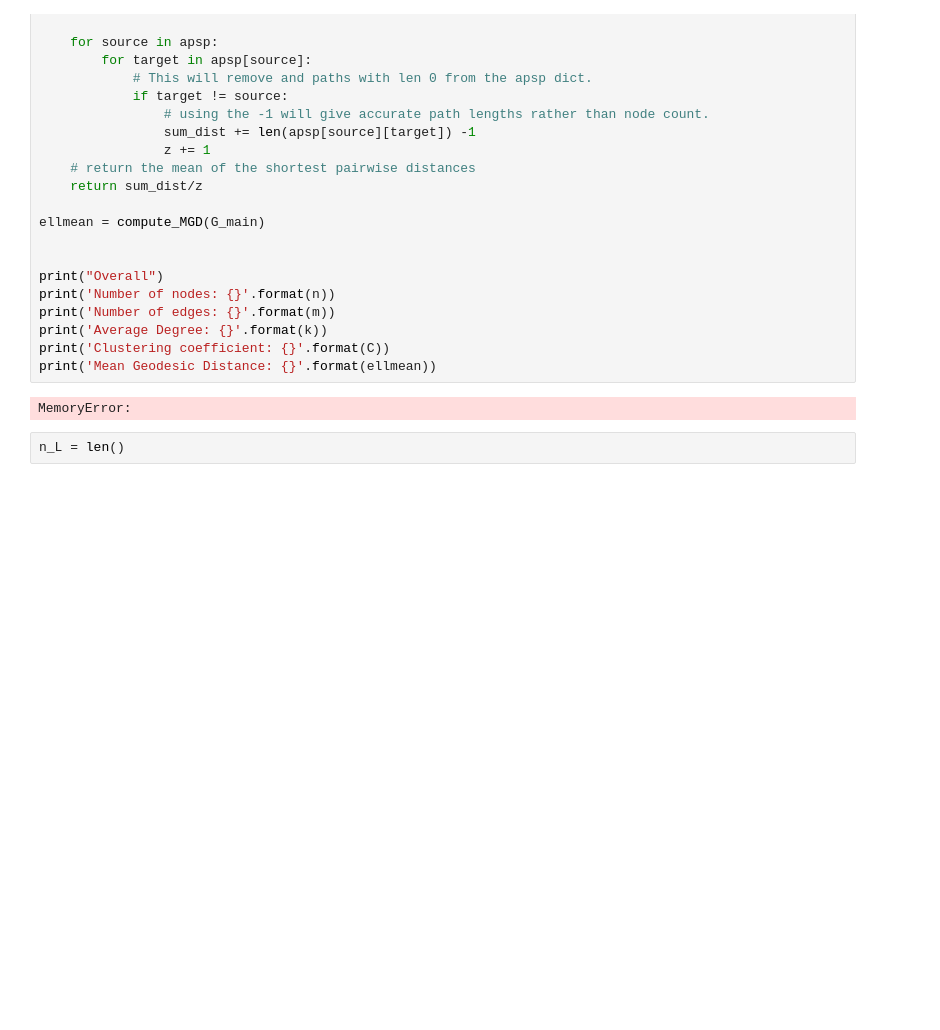
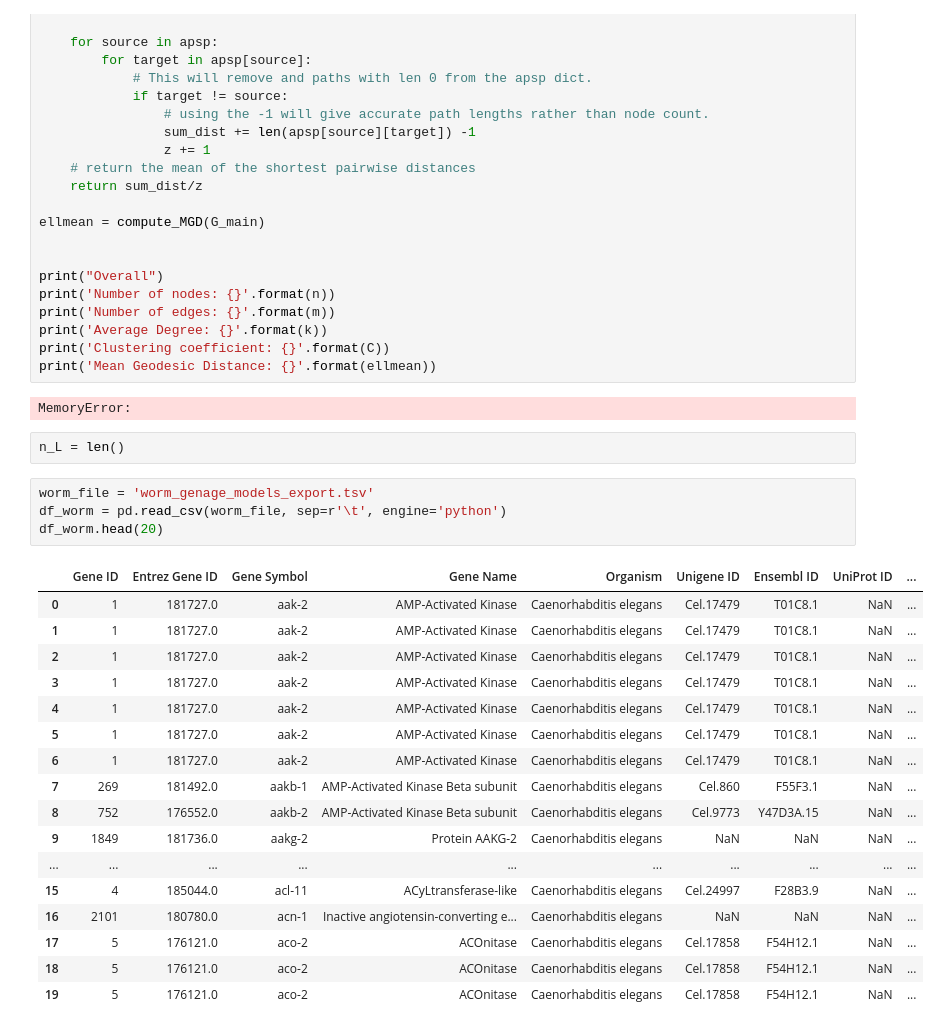
Before and after one commit to JoyMace/HomologousGenes, a Jupyter notebook: Project.ipynb, the cells around one changed output. Drawn from its saved outputs; the diff is of its cells as text; blank space fills up the shorter version.

Commit message:
update for worm info

```diff
--- a/Project.ipynb
+++ b/Project.ipynb
@@ -168,3 +173,25 @@ print('Mean Geodesic Distance: {}'.format(ellmean))
 MemoryError:
 # %%
 n_L = len()
+# %%
+worm_file = 'worm_genage_models_export.tsv'
+df_worm = pd.read_csv(worm_file, sep=r'\t', engine='python')
+df_worm.head(20)
+# %% [output]
+|  | Gene ID | Entrez Gene ID | Gene Symbol | Gene Name | Organism | Unigene ID | Ensembl ID | UniProt ID | ... |
+| 0 | 1 | 181727.0 | aak-2 | AMP-Activated Kinase | Caenorhabditis elegans | Cel.17479 | T01C8.1 | NaN | ... |
+| 1 | 1 | 181727.0 | aak-2 | AMP-Activated Kinase | Caenorhabditis elegans | Cel.17479 | T01C8.1 | NaN | ... |
+| 2 | 1 | 181727.0 | aak-2 | AMP-Activated Kinase | Caenorhabditis elegans | Cel.17479 | T01C8.1 | NaN | ... |
+| 3 | 1 | 181727.0 | aak-2 | AMP-Activated Kinase | Caenorhabditis elegans | Cel.17479 | T01C8.1 | NaN | ... |
+| 4 | 1 | 181727.0 | aak-2 | AMP-Activated Kinase | Caenorhabditis elegans | Cel.17479 | T01C8.1 | NaN | ... |
+| 5 | 1 | 181727.0 | aak-2 | AMP-Activated Kinase | Caenorhabditis elegans | Cel.17479 | T01C8.1 | NaN | ... |
+| 6 | 1 | 181727.0 | aak-2 | AMP-Activated Kinase | Caenorhabditis elegans | Cel.17479 | T01C8.1 | NaN | ... |
+| 7 | 269 | 181492.0 | aakb-1 | AMP-Activated Kinase Beta subunit | Caenorhabditis elegans | Cel.860 | F55F3.1 | NaN | ... |
+| 8 | 752 | 176552.0 | aakb-2 | AMP-Activated Kinase Beta subunit | Caenorhabditis elegans | Cel.9773 | Y47D3A.15 | NaN | ... |
+| 9 | 1849 | 181736.0 | aakg-2 | Protein AAKG-2 | Caenorhabditis elegans | NaN | NaN | NaN | ... |
+| ... | ... | ... | ... | ... | ... | ... | ... | ... | ... |
+| 15 | 4 | 185044.0 | acl-11 | ACyLtransferase-like | Caenorhabditis elegans | Cel.24997 | F28B3.9 | NaN | ... |
+| 16 | 2101 | 180780.0 | acn-1 | Inactive angiotensin-converting e... | Caenorhabditis elegans | NaN | NaN | NaN | ... |
+| 17 | 5 | 176121.0 | aco-2 | ACOnitase | Caenorhabditis elegans | Cel.17858 | F54H12.1 | NaN | ... |
+| 18 | 5 | 176121.0 | aco-2 | ACOnitase | Caenorhabditis elegans | Cel.17858 | F54H12.1 | NaN | ... |
+| 19 | 5 | 176121.0 | aco-2 | ACOnitase | Caenorhabditis elegans | Cel.17858 | F54H12.1 | NaN | ... |
```
Also changed, not shown: parts of 3 cells of this notebook.
